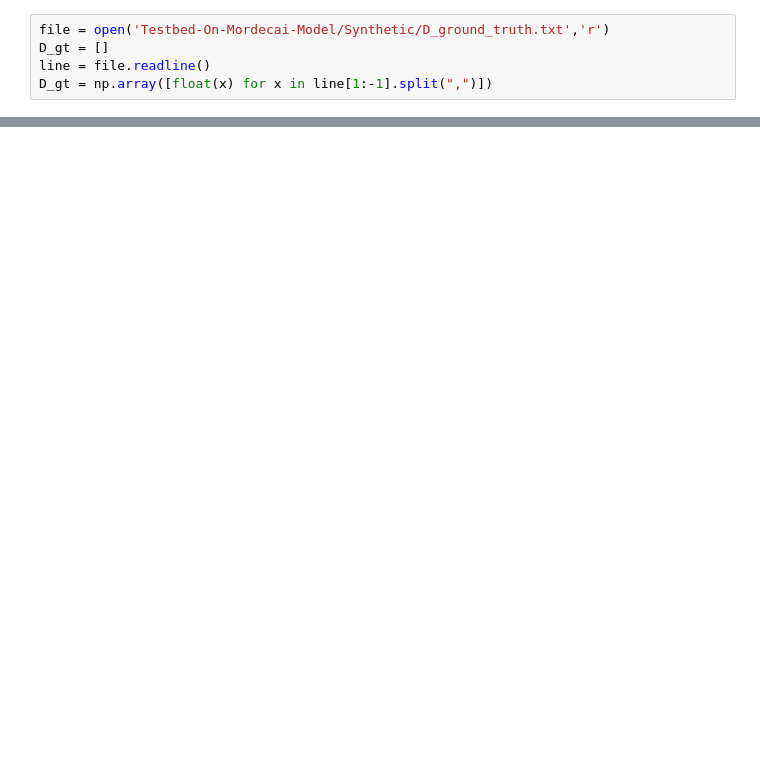
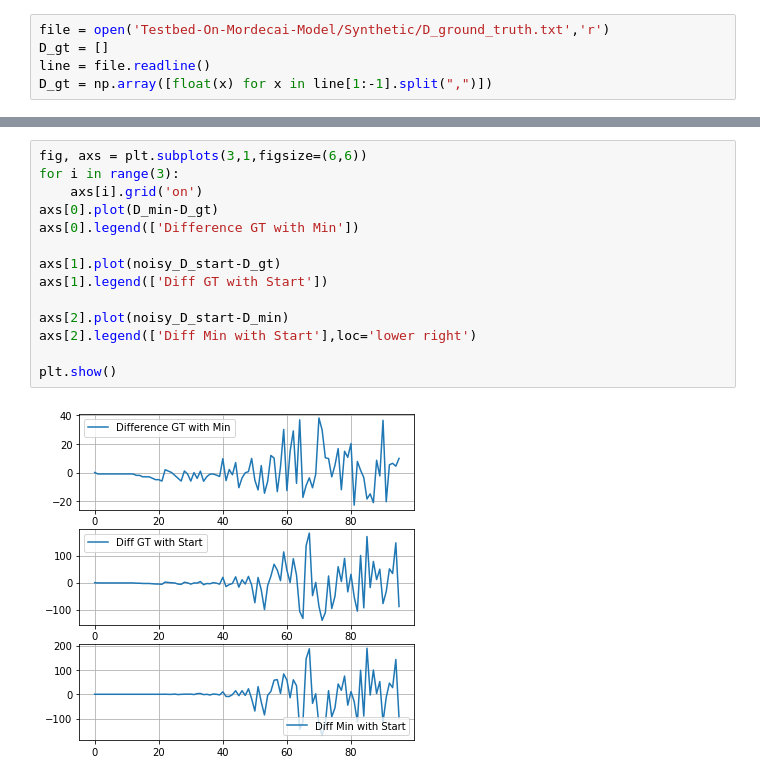
Before and after one commit to AdityaLab/MDL-ODE-Missing, a Jupyter notebook: MDL_playground.ipynb, the cells around one changed output, grey strips where cells are left out. Cells and saved outputs as stored; diff of their text form; blank space fills up the shorter version.

```diff
--- a/MDL_playground.ipynb
+++ b/MDL_playground.ipynb
@@ -97,0 +64,16 @@ print(min_data)
+# %%
+fig, axs = plt.subplots(3,1,figsize=(6,6))
+for i in range(3):
+    axs[i].grid('on')
+axs[0].plot(D_min-D_gt)
+axs[0].legend(['Difference GT with Min'])
+
+axs[1].plot(noisy_D_start-D_gt)
+axs[1].legend(['Diff GT with Start'])
+
+axs[2].plot(noisy_D_start-D_min)
+axs[2].legend(['Diff Min with Start'],loc='lower right')
+
+plt.show()
+# %% [output]
+[figure, added]
```
Also changed, not shown: parts of 9 cells of this notebook, 3 other files.
